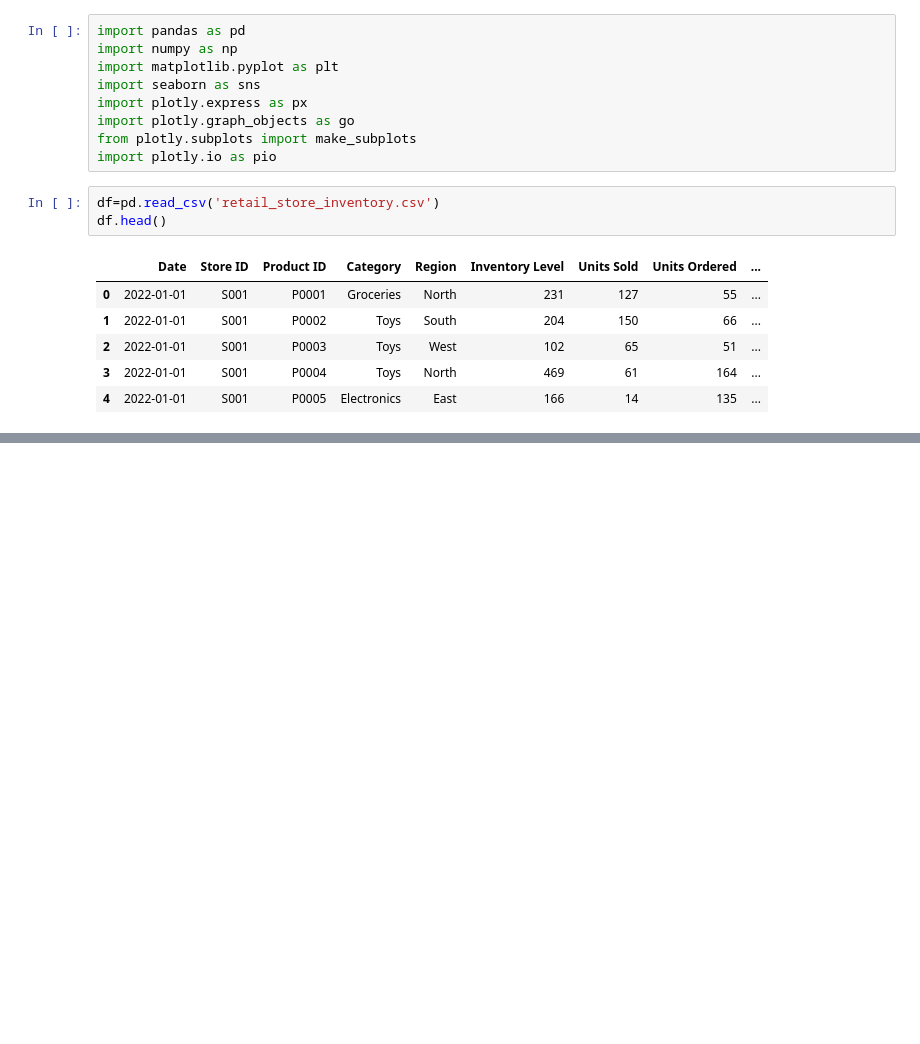
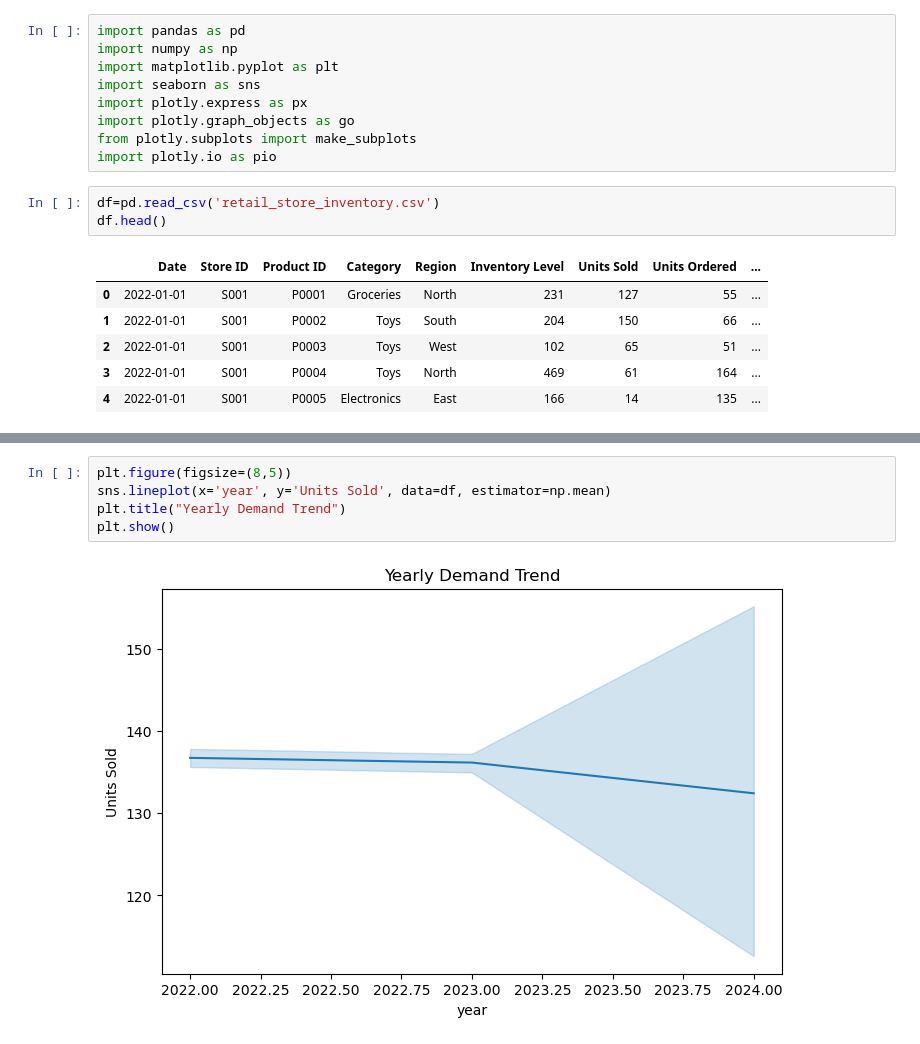
Before and after one commit to rushibankar3/Smart-Inventory-project, a Jupyter notebook: code.ipynb, the cells around one changed output, grey strips where cells are left out. Cells and saved outputs as stored; diff of their text form; blank space fills up the shorter version.

```diff
--- a/code.ipynb
+++ b/code.ipynb
@@ -19,0 +131,7 @@ df.head()
+# %%
+plt.figure(figsize=(8,5))
+sns.lineplot(x='year', y='Units Sold', data=df, estimator=np.mean)
+plt.title("Yearly Demand Trend")
+plt.show()
+# %% [output]
+[figure, added]
```
Also changed, not shown: parts of 15 cells of this notebook.
